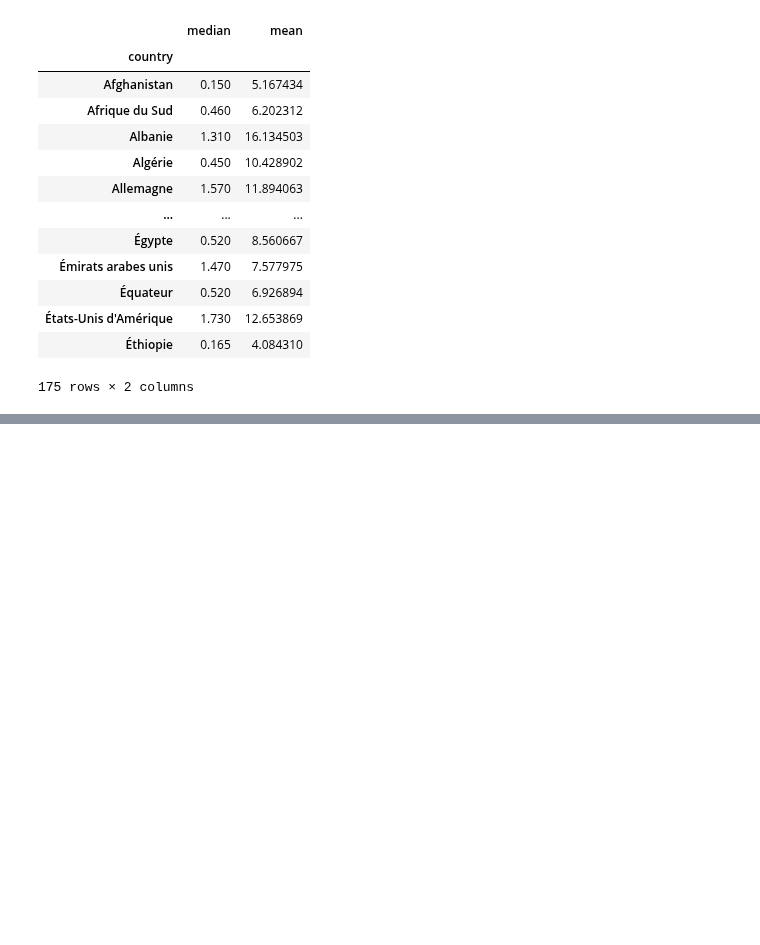
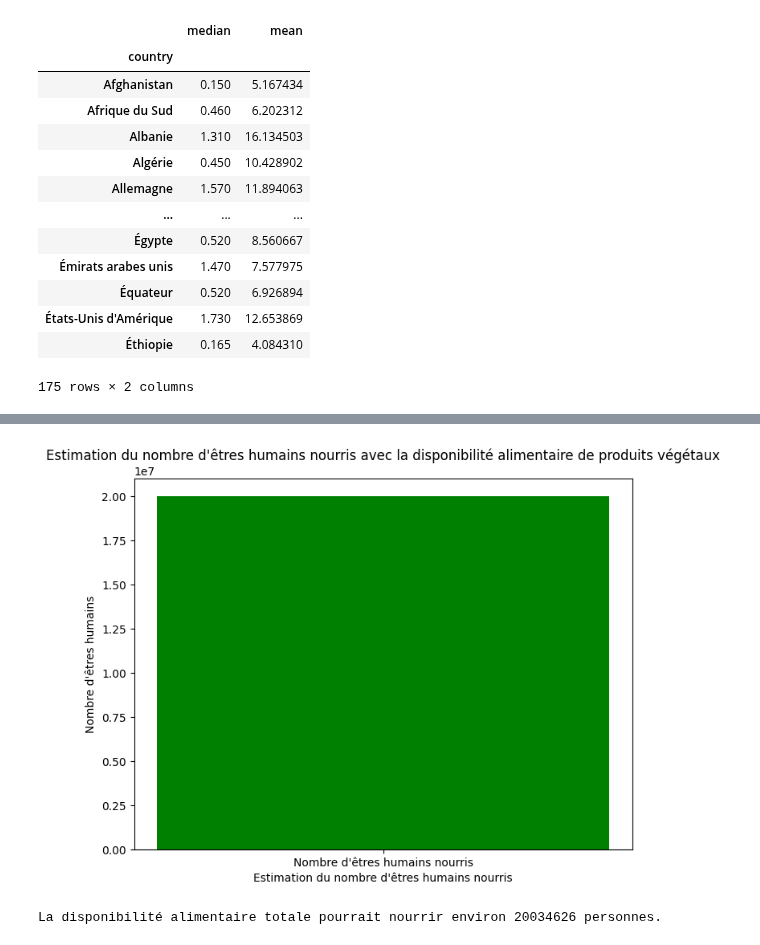
Before and after one commit to Melobgn/Brief-pandas-SEM, a Jupyter notebook: dataframes.ipynb, the cells around one changed output, grey strips where cells are left out. Drawn from its saved outputs; the diff is of its cells as text; code cells hidden in the pictures; blank space fills up the shorter version.

```diff
--- a/dataframes.ipynb
+++ b/dataframes.ipynb
@@ -493,0 +534,19 @@ hey
+# %%
+disponibilite_totale = df['food_supply_(Kcal/capital/day)'].sum()
+
+
+besoin_energetique_moyen_par_jour = 2250
+nombre_humains_nourris = disponibilite_totale / besoin_energetique_moyen_par_jour
+
+
+plt.figure(figsize=(8, 6))
+plt.bar(['Nombre d\'êtres humains nourris'], [nombre_humains_nourris], color='green')
+plt.xlabel('Estimation du nombre d\'êtres humains nourris')
+plt.ylabel('Nombre d\'êtres humains')
+plt.title('Estimation du nombre d\'êtres humains nourris avec la disponibilité alimentaire de produits végétaux')
+plt.show()
+
+print(f"La disponibilité alimentaire totale pourrait nourrir environ {int(nombre_humains_nourris)} personnes.")
+# %% [output]
+[figure, added]
+La disponibilité alimentaire totale pourrait nourrir environ 20034626 personnes.
```
Also changed, not shown: parts of 5 cells of this notebook, 1 other file.
